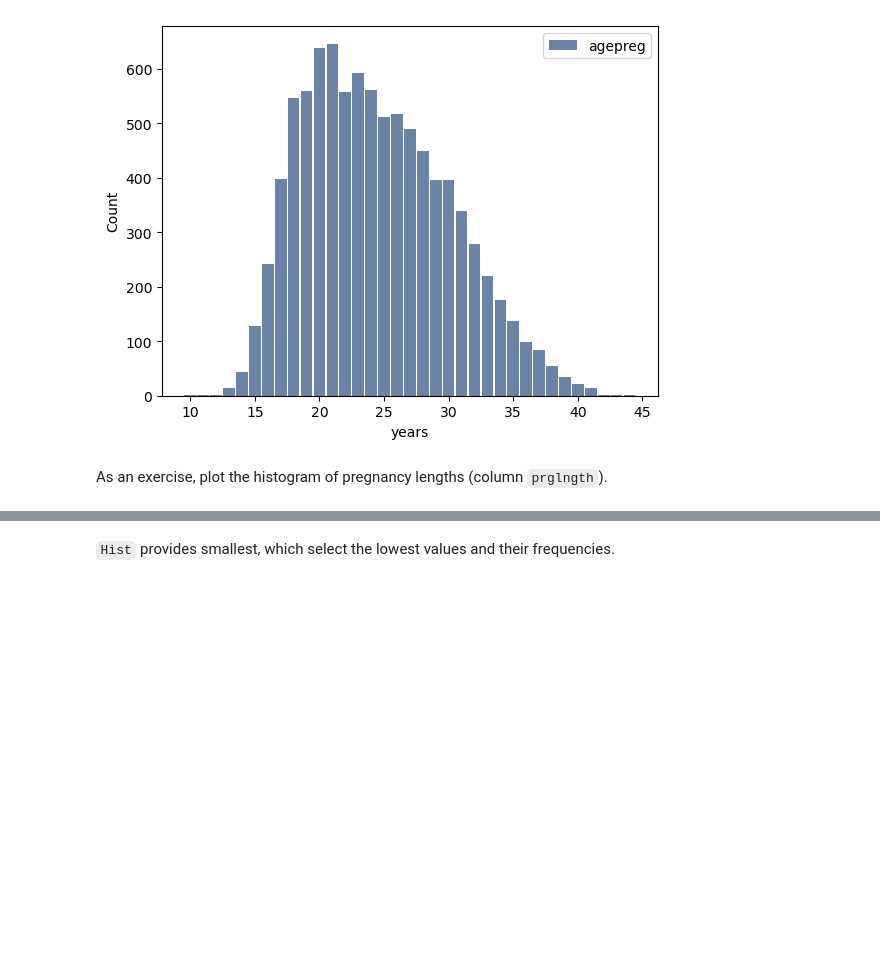
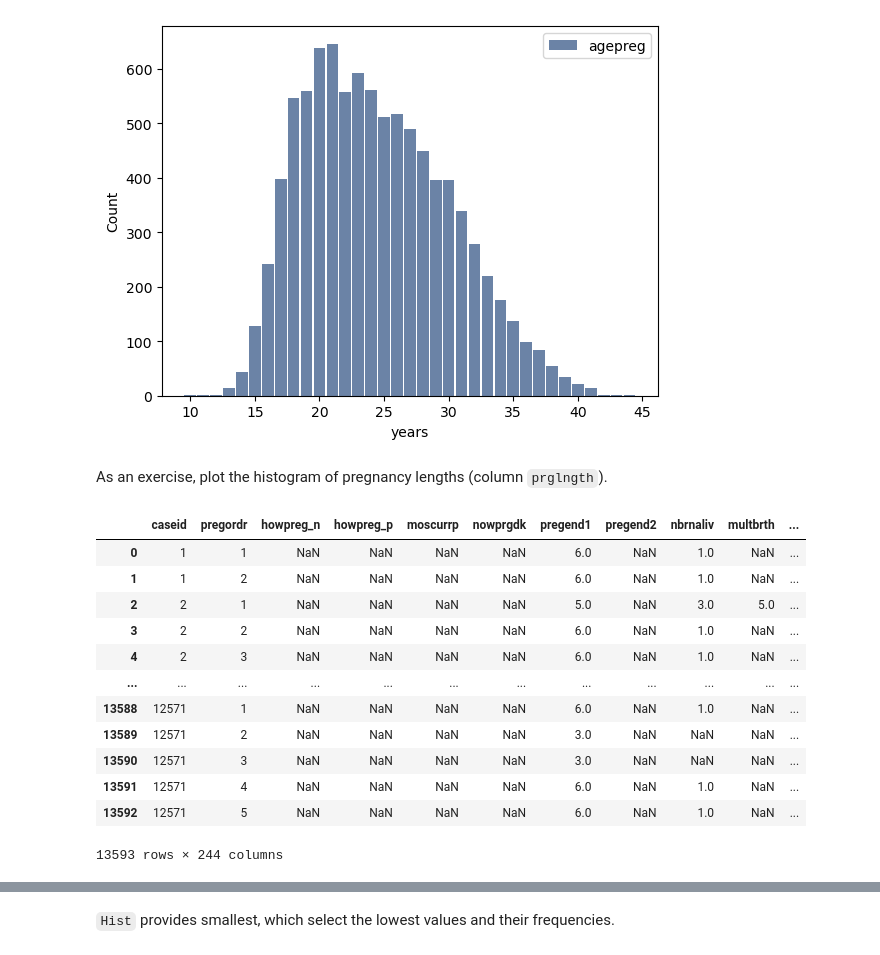
Before and after one commit to akhi08/Thinkstats2_exercise, a Jupyter notebook: Thinkstats/chap02ex.ipynb, the cells around one changed output, grey strips where cells are left out. Cells and saved outputs as stored; diff of their text form; code cells hidden in the pictures; blank space fills up the shorter version.

```diff
--- a/Thinkstats/chap02ex.ipynb
+++ b/Thinkstats/chap02ex.ipynb
@@ -147,3 +147,19 @@ thinkplot.Config(xlabel='years', ylabel='Count')
 [figure]
 # %% [markdown]
 As an exercise, plot the histogram of pregnancy lengths (column `prglngth`).
+# %%
+preg
+# %% [output]
+|  | caseid | pregordr | howpreg_n | howpreg_p | moscurrp | nowprgdk | pregend1 | pregend2 | nbrnaliv | multbrth | ... |
+| 0 | 1 | 1 | NaN | NaN | NaN | NaN | 6.0 | NaN | 1.0 | NaN | ... |
+| 1 | 1 | 2 | NaN | NaN | NaN | NaN | 6.0 | NaN | 1.0 | NaN | ... |
+| 2 | 2 | 1 | NaN | NaN | NaN | NaN | 5.0 | NaN | 3.0 | 5.0 | ... |
+| 3 | 2 | 2 | NaN | NaN | NaN | NaN | 6.0 | NaN | 1.0 | NaN | ... |
+| 4 | 2 | 3 | NaN | NaN | NaN | NaN | 6.0 | NaN | 1.0 | NaN | ... |
+| ... | ... | ... | ... | ... | ... | ... | ... | ... | ... | ... | ... |
+| 13588 | 12571 | 1 | NaN | NaN | NaN | NaN | 6.0 | NaN | 1.0 | NaN | ... |
+| 13589 | 12571 | 2 | NaN | NaN | NaN | NaN | 3.0 | NaN | NaN | NaN | ... |
+| 13590 | 12571 | 3 | NaN | NaN | NaN | NaN | 3.0 | NaN | NaN | NaN | ... |
+| 13591 | 12571 | 4 | NaN | NaN | NaN | NaN | 6.0 | NaN | 1.0 | NaN | ... |
+| 13592 | 12571 | 5 | NaN | NaN | NaN | NaN | 6.0 | NaN | 1.0 | NaN | ... |
+13593 rows × 244 columns
```
Also changed, not shown: parts of 8 cells of this notebook, 1 other file.
